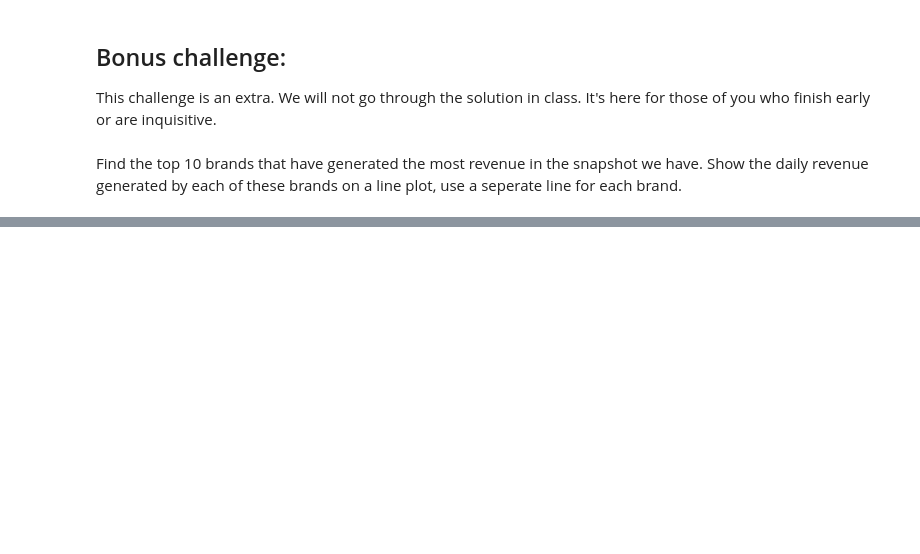
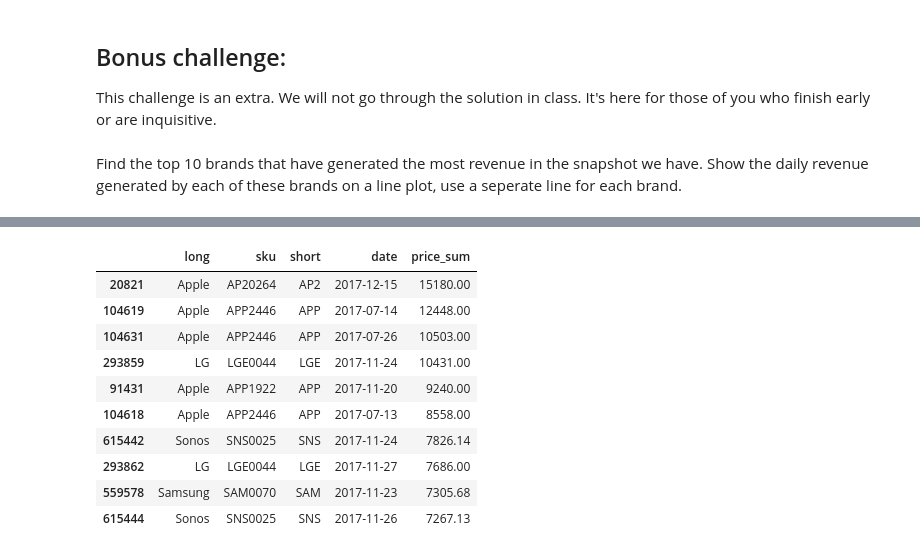
Before and after one commit to PhoenixCC0722/JoinTheGame_Magist, a Jupyter notebook: 3_1_7_seaborn_challenges.ipynb, the cells around one changed output, grey strips where cells are left out. Saved outputs shown, nothing was run; the diff lists cells and outputs as text; code cells hidden in the pictures; blank space fills up the shorter version.

```diff
--- a/3_1_7_seaborn_challenges.ipynb
+++ b/3_1_7_seaborn_challenges.ipynb
@@ -691,0 +822,19 @@ Find the top 10 brands that have generated the most revenue in the snapshot we h
+# %%
+# Group by 'long', 'sku', and 'short', and resample by day, summing the 'price_sum'
+ol_with_brands_daily_df = ol_with_brands_df.groupby(["long", "sku", "short"]).resample('D', on='date')["price_sum"].sum().reset_index()
+
+# Sort the DataFrame by 'price_sum' in descending order, then take the top 10 rows
+ol_with_brands_daily_df = ol_with_brands_daily_df.sort_values(by="price_sum", ascending=False).head(10)
+ol_with_brands_daily_df
+# %% [output]
+|  | long | sku | short | date | price_sum |
+| 20821 | Apple | AP20264 | AP2 | 2017-12-15 | 15180.00 |
+| 104619 | Apple | APP2446 | APP | 2017-07-14 | 12448.00 |
+| 104631 | Apple | APP2446 | APP | 2017-07-26 | 10503.00 |
+| 293859 | LG | LGE0044 | LGE | 2017-11-24 | 10431.00 |
+| 91431 | Apple | APP1922 | APP | 2017-11-20 | 9240.00 |
+| 104618 | Apple | APP2446 | APP | 2017-07-13 | 8558.00 |
+| 615442 | Sonos | SNS0025 | SNS | 2017-11-24 | 7826.14 |
+| 293862 | LG | LGE0044 | LGE | 2017-11-27 | 7686.00 |
+| 559578 | Samsung | SAM0070 | SAM | 2017-11-23 | 7305.68 |
+| 615444 | Sonos | SNS0025 | SNS | 2017-11-26 | 7267.13 |
```
Also changed, not shown: parts of 11 cells of this notebook.
